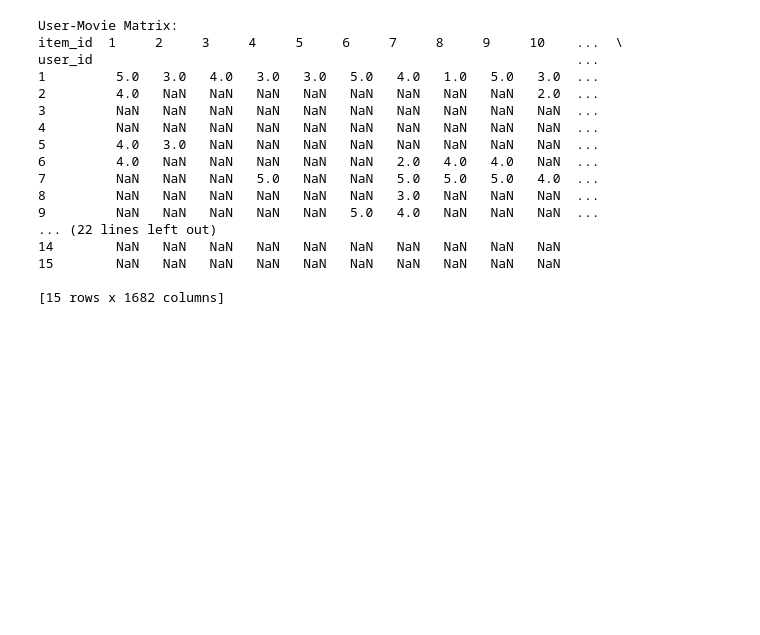
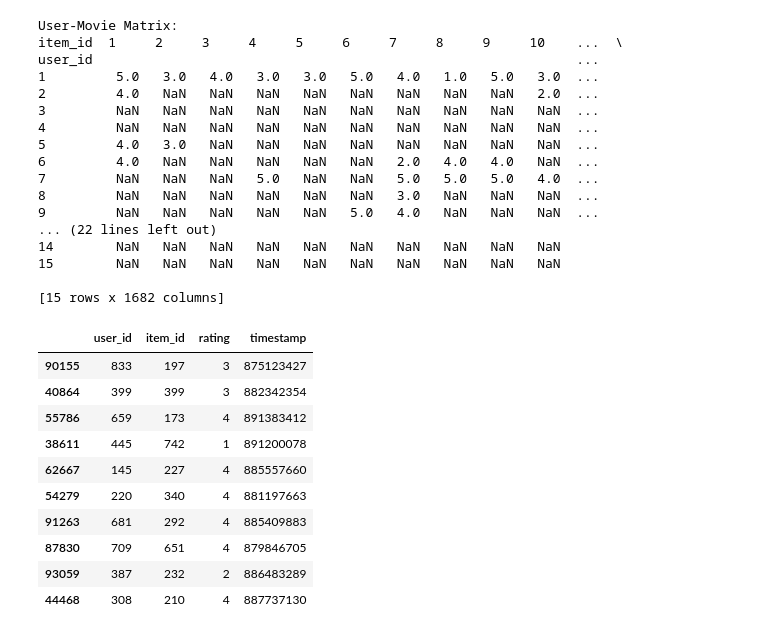
Before and after one commit to ChoutouriadiKaterina/Big_Data_2024, a Jupyter notebook: step one.ipynb, the cells around one changed output. Drawn from its saved outputs; the diff is of its cells as text; code cells hidden in the pictures; blank space fills up the shorter version.

```diff
--- a/step one.ipynb
+++ b/step one.ipynb
@@ -190,3 +191,29 @@ user_id                                                              ...
 15        NaN   NaN   NaN   NaN   NaN   NaN   NaN   NaN   NaN   NaN
 
 [15 rows x 1682 columns]
+# %%
+#####sort = ratings.sort_values(by='rating', ascending=False).head(5)-->To be removed
+#Find the movies rated with a 5
+top_rated_movies = ratings[ratings['rating'] == 5]
+#Find the movies that have been rated with a 5 the most times
+count_top_rated_by_item_id = top_rated_movies.groupby('item_id')['rating'].count()
+#Top 10 movies rated with a 5 the most amount of times. This is the recommendation for each user of the test set
+sorted_top_movies = count_top_rated_by_item_id.sort_values(ascending=False).head(10)
+sorted_top_movies
+#Recommends 10 movies at random
+#https://saturncloud.io/blog/random-row-selection-in-pandas-dataframe/
+random_indices = np.random.randint(0, len(ratings), size=10)
+random_rows = ratings.iloc[random_indices]
+random_rows
+# %% [output]
+|  | user_id | item_id | rating | timestamp |
+| 90155 | 833 | 197 | 3 | 875123427 |
+| 40864 | 399 | 399 | 3 | 882342354 |
+| 55786 | 659 | 173 | 4 | 891383412 |
+| 38611 | 445 | 742 | 1 | 891200078 |
+| 62667 | 145 | 227 | 4 | 885557660 |
+| 54279 | 220 | 340 | 4 | 881197663 |
+| 91263 | 681 | 292 | 4 | 885409883 |
+| 87830 | 709 | 651 | 4 | 879846705 |
+| 93059 | 387 | 232 | 2 | 886483289 |
+| 44468 | 308 | 210 | 4 | 887737130 |
```
Also changed, not shown: parts of 4 cells of this notebook.
